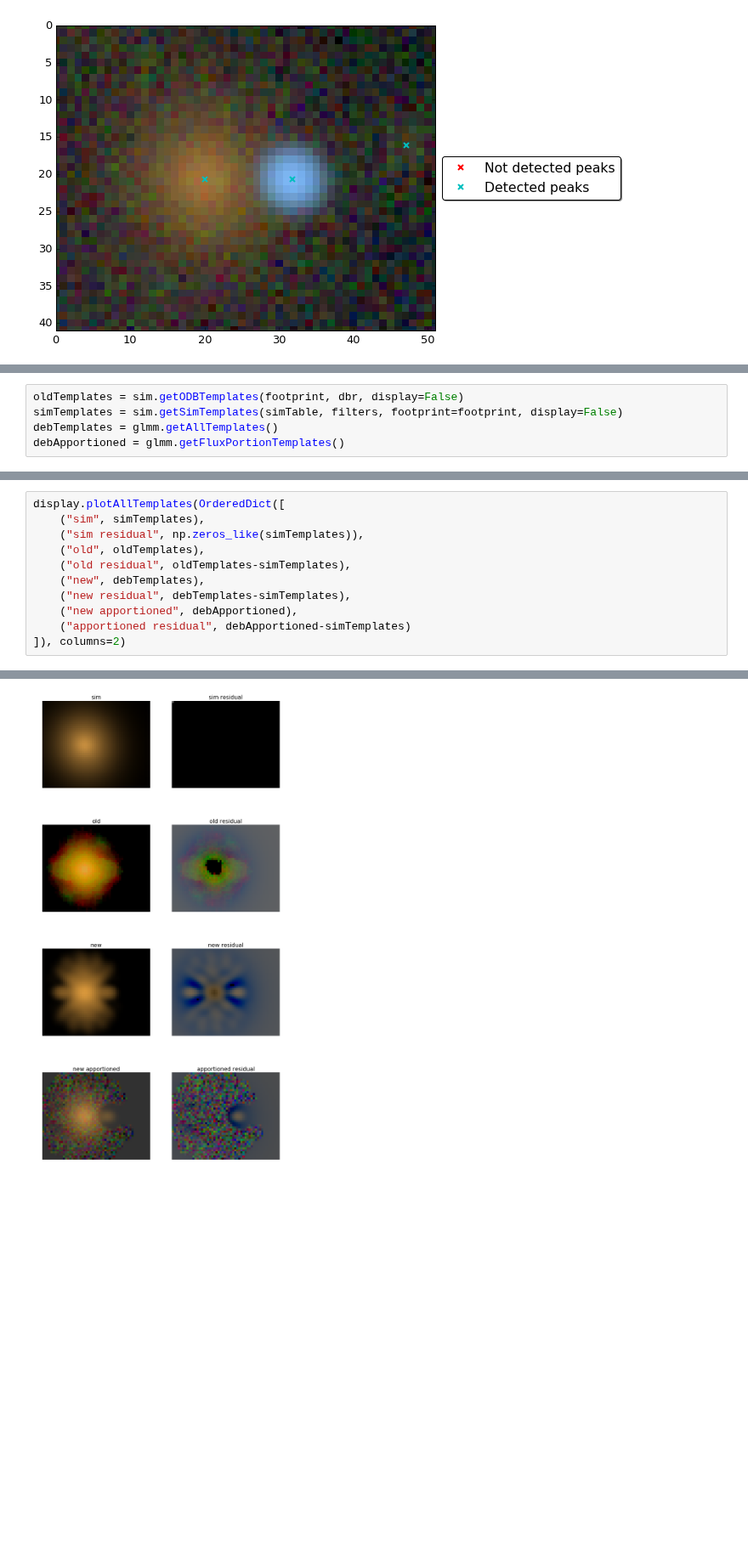
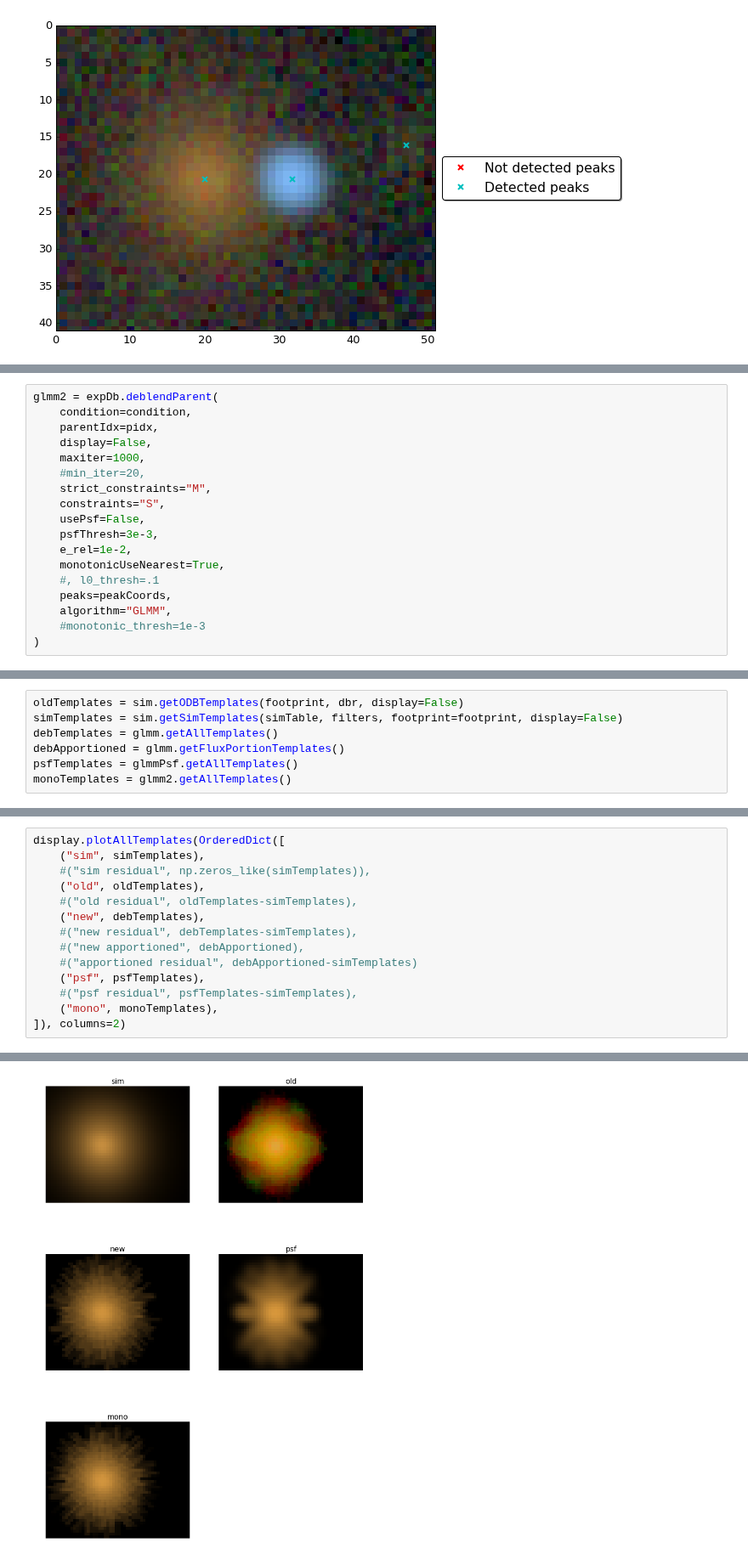
Before and after one commit to lsst/meas_deblender, a Jupyter notebook: examples/testSingleSim.ipynb, the cells around one changed output, grey strips where cells are left out. Shown at 85% size. Saved outputs shown, nothing was run; the diff lists cells and outputs as text; blank space fills up the shorter version.

Commit message:
Update deblender for strict monotonicity

```diff
--- a/examples/testSingleSim.ipynb
+++ b/examples/testSingleSim.ipynb
@@ -85,0 +89,18 @@ Wall time: 3.58 s
+# %%
+glmm2 = expDb.deblendParent(
+    condition=condition,
+    parentIdx=pidx,
+    display=False,
+    maxiter=1000,
+    #min_iter=20,
+    strict_constraints="M",
+    constraints="S",
+    usePsf=False,
+    psfThresh=3e-3,
+    e_rel=1e-2,
+    monotonicUseNearest=True,
+    #, l0_thresh=.1
+    peaks=peakCoords,
+    algorithm="GLMM",
+    #monotonic_thresh=1e-3
+)
@@ -88,3 +124,5 @@ oldTemplates = sim.getODBTemplates(footprint, dbr, display=False)
 simTemplates = sim.getSimTemplates(simTable, filters, footprint=footprint, display=False)
 debTemplates = glmm.getAllTemplates()
 debApportioned = glmm.getFluxPortionTemplates()
+psfTemplates = glmmPsf.getAllTemplates()
+monoTemplates = glmm2.getAllTemplates()
@@ -95,13 +129,16 @@ np.sum(debApportioned[1,0])
 # %%
 display.plotAllTemplates(OrderedDict([
     ("sim", simTemplates),
-    ("sim residual", np.zeros_like(simTemplates)),
+    #("sim residual", np.zeros_like(simTemplates)),
     ("old", oldTemplates),
-    ("old residual", oldTemplates-simTemplates),
+    #("old residual", oldTemplates-simTemplates),
     ("new", debTemplates),
-    ("new residual", debTemplates-simTemplates),
-    ("new apportioned", debApportioned),
-    ("apportioned residual", debApportioned-simTemplates)
+    #("new residual", debTemplates-simTemplates),
+    #("new apportioned", debApportioned),
+    #("apportioned residual", debApportioned-simTemplates)
+    ("psf", psfTemplates),
+    #("psf residual", psfTemplates-simTemplates),
+    ("mono", monoTemplates),
 ]), columns=2)
 # %% [output]
 INFO:lsst.meas.deblender.display:Peak 0
@@ -109,2 +145,2 @@ WARNING:lsst.meas.deblender.display:Could not use ZScale, using  AsinhMapping wi
-[figure, old version]
+[figure, new version]
 INFO:lsst.meas.deblender.display:Peak 1
```
Also changed, not shown: parts of 12 cells of this notebook.
